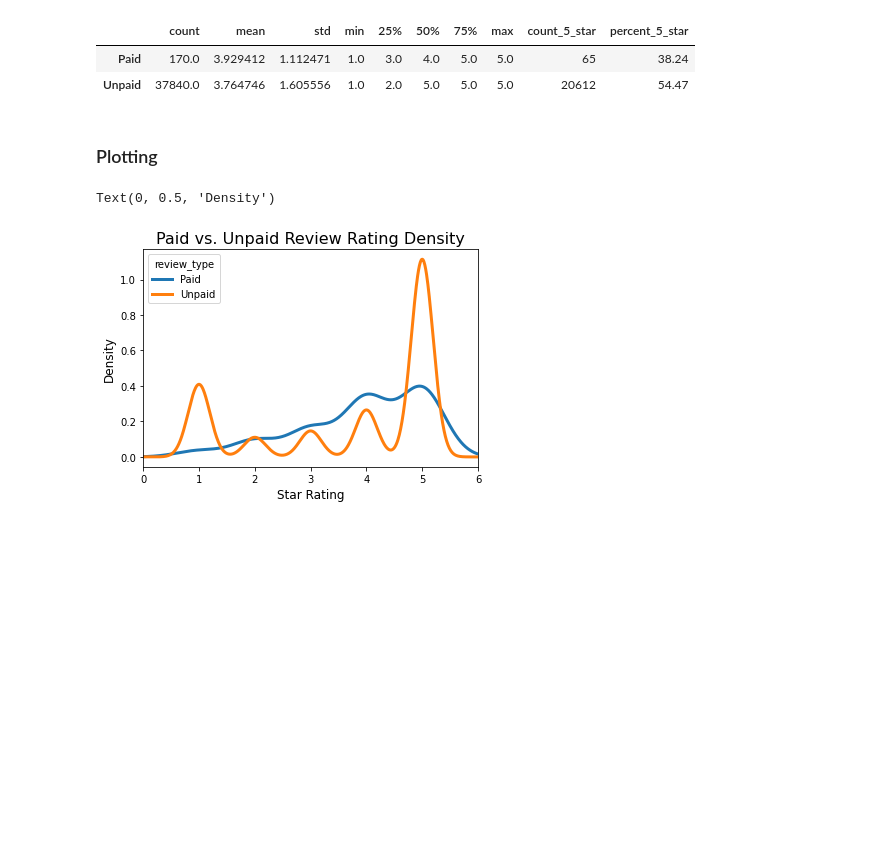
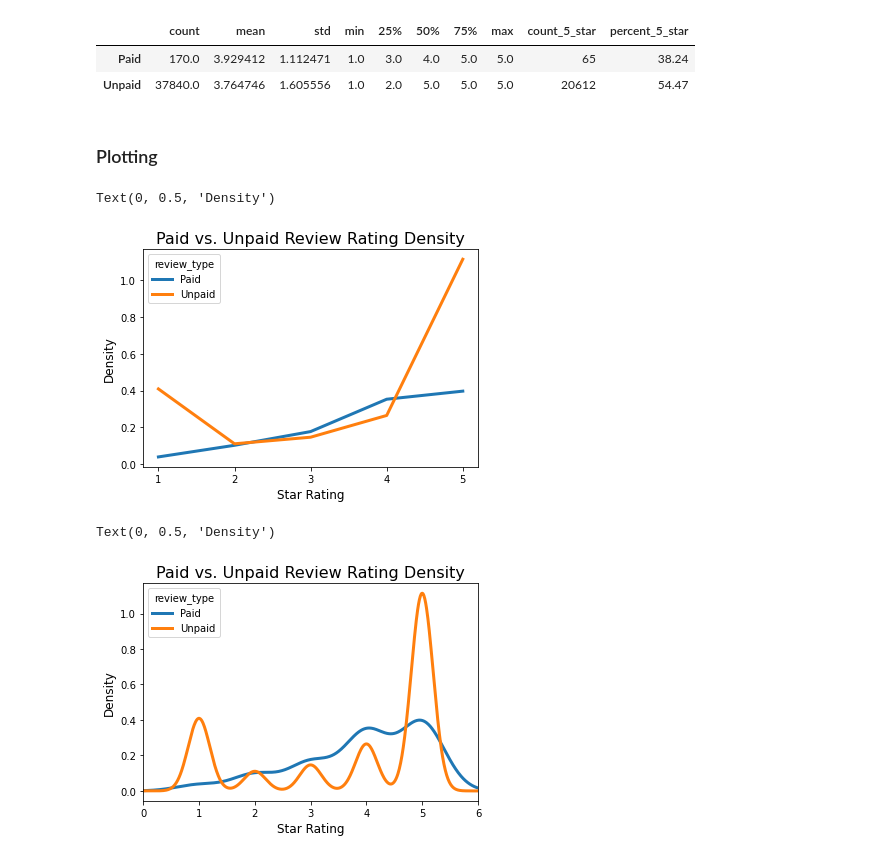
Before and after one commit to amberteets/amazon-vine-analysis, a Jupyter notebook: Vine_Review_Analysis.ipynb, the cells around one changed output. Cells and saved outputs as stored; diff of their text form; code cells hidden in the pictures; blank space fills up the shorter version.

```diff
--- a/Vine_Review_Analysis.ipynb
+++ b/Vine_Review_Analysis.ipynb
@@ -158,6 +203,16 @@ review_summary
 | Unpaid | 37840.0 | 3.764746 | 1.605556 | 1.0 | 2.0 | 5.0 | 5.0 | 5.0 | 20612 | 54.47 |
 # %% [markdown]
 ### Plotting
+# %%
+# Density Plots
+review_df_wide = review_df.pivot(columns='review_type', values='star_rating')
+review_df_wide.plot.kde(linewidth=3, ind=[1, 2, 3, 4, 5], xticks=[1, 2, 3, 4, 5])
+plt.title('Paid vs. Unpaid Review Rating Density', fontsize=16)
+plt.xlabel('Star Rating', fontsize=12)
+plt.ylabel('Density', fontsize=12)
+# %% [output]
+Text(0, 0.5, 'Density')
+[figure, added]
 # %%
 # Density Plots
 review_df_wide = review_df.pivot(columns='review_type', values='star_rating')
```
Also changed, not shown: parts of 10 cells of this notebook.
